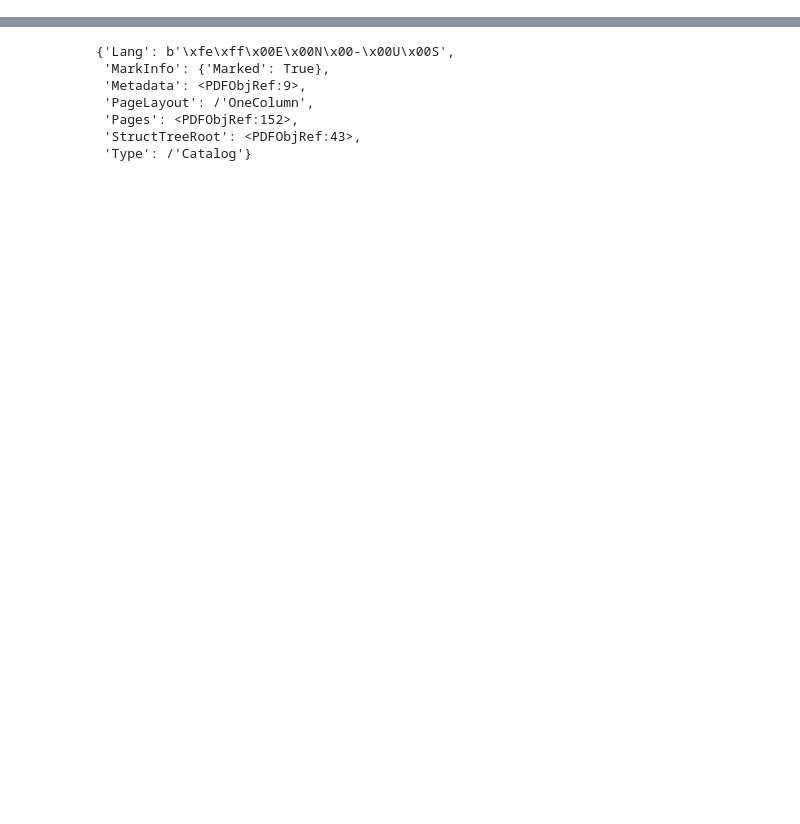
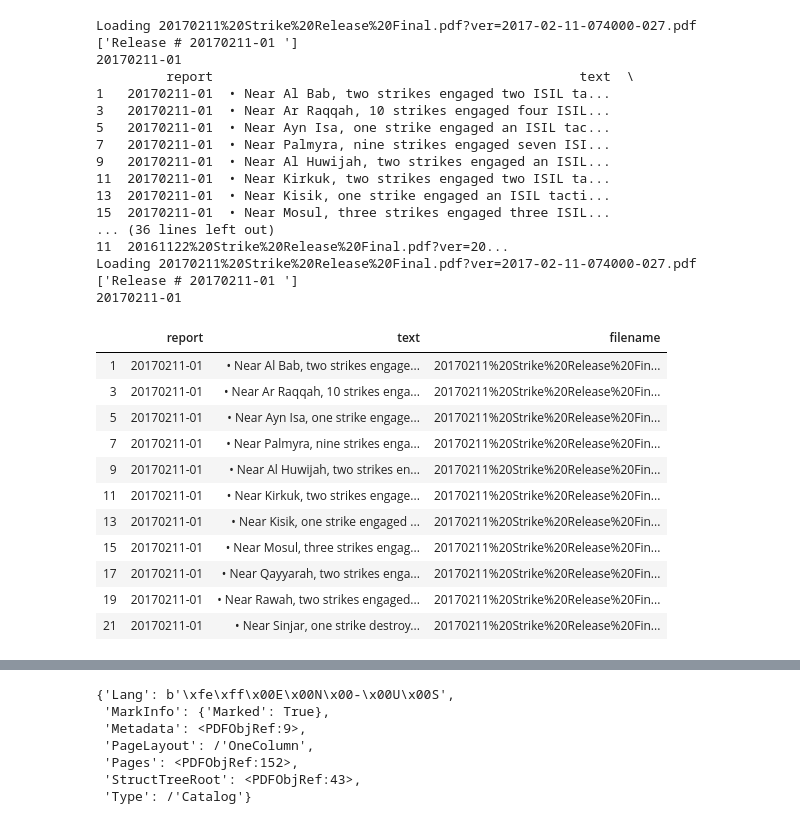
Before and after one commit to lovettbarron/CJTF-OIR-strike-report, a Jupyter notebook: test-scrape/02-parse-pdfs.ipynb, the cells around one changed output, grey strips where cells are left out. Drawn from its saved outputs; the diff is of its cells as text; code cells hidden in the pictures; blank space fills up the shorter version.

Commit message:
Major rewrite of import, 3x the fields detected previously and includes dates and filenames for back reference. Better regex matching for locations

```diff
--- a/test-scrape/02-parse-pdfs.ipynb
+++ b/test-scrape/02-parse-pdfs.ipynb
@@ -7 +9,66 @@ import pdfquery
 from pdfquery.cache import FileCache
+# %%
+def f(x):
+    pdf = pdfquery.PDFQuery("pdfs/"+x)
+    print("Loading",x)
+    pdf.load()
+
+    # Get List of Items
+    cont = pdf.pq(':contains("Near")')
+    # Get Date (hopefully)
+    dateraw = pdf.pq('LTTextLineHorizontal:contains("Release ")')
+    if dateraw.length < 1:
+        date = "0000"
+    else:
+        datet = [c.text for c in dateraw if c.text is not None]#.sub('[^0-9]','', a)#.strip("Release # ")
+        print(datet)
+        date = re.sub('[^0-9-]','', datet[0])
+    print(date)
+    # Parse array and join with date
+    results = [[date,c.text,x] for c in cont if c.text is not None]
+
+    d = pd.DataFrame(results, columns=['report', 'text','filename'])
+    d.replace('', np.nan, inplace=True)
+    d.dropna(subset=["text"],inplace=True)
+    return d
+#     return [[date,c.text] for c in cont if c.text is not None]
+
+
+# Working
+print(f("20170211%20Strike%20Release%20Final.pdf?ver=2017-02-11-074000-027.pdf"))
+# Problem
+print(f("20161122%20Strike%20Release%20Final.pdf?ver=2017-01-13-131028-640.pdf"))
+
+df = pd.DataFrame(columns=["report","text","filename"])
+df = df.append(f("20170211%20Strike%20Release%20Final.pdf?ver=2017-02-11-074000-027.pdf"))
+df
+# %% [output]
+Loading 20170211%20Strike%20Release%20Final.pdf?ver=2017-02-11-074000-027.pdf
+['Release # 20170211-01 ']
+20170211-01
+         report                                               text  \
+1   20170211-01  • Near Al Bab, two strikes engaged two ISIL ta...
+3   20170211-01  • Near Ar Raqqah, 10 strikes engaged four ISIL...
+5   20170211-01  • Near Ayn Isa, one strike engaged an ISIL tac...
+7   20170211-01  • Near Palmyra, nine strikes engaged seven ISI...
+9   20170211-01  • Near Al Huwijah, two strikes engaged an ISIL...
+11  20170211-01  • Near Kirkuk, two strikes engaged two ISIL ta...
+13  20170211-01  • Near Kisik, one strike engaged an ISIL tacti...
+15  20170211-01  • Near Mosul, three strikes engaged three ISIL...
+... (36 lines left out)
+11  20161122%20Strike%20Release%20Final.pdf?ver=20...
+Loading 20170211%20Strike%20Release%20Final.pdf?ver=2017-02-11-074000-027.pdf
+['Release # 20170211-01 ']
+20170211-01
+|  | report | text | filename |
+| 1 | 20170211-01 | • Near Al Bab, two strikes engage... | 20170211%20Strike%20Release%20Fin... |
+| 3 | 20170211-01 | • Near Ar Raqqah, 10 strikes enga... | 20170211%20Strike%20Release%20Fin... |
+| 5 | 20170211-01 | • Near Ayn Isa, one strike engage... | 20170211%20Strike%20Release%20Fin... |
+| 7 | 20170211-01 | • Near Palmyra, nine strikes enga... | 20170211%20Strike%20Release%20Fin... |
+| 9 | 20170211-01 | • Near Al Huwijah, two strikes en... | 20170211%20Strike%20Release%20Fin... |
+| 11 | 20170211-01 | • Near Kirkuk, two strikes engage... | 20170211%20Strike%20Release%20Fin... |
+| 13 | 20170211-01 | • Near Kisik, one strike engaged ... | 20170211%20Strike%20Release%20Fin... |
+| 15 | 20170211-01 | • Near Mosul, three strikes engag... | 20170211%20Strike%20Release%20Fin... |
+| 17 | 20170211-01 | • Near Qayyarah, two strikes enga... | 20170211%20Strike%20Release%20Fin... |
+| 19 | 20170211-01 | • Near Rawah, two strikes engaged... | 20170211%20Strike%20Release%20Fin... |
+| 21 | 20170211-01 | • Near Sinjar, one strike destroy... | 20170211%20Strike%20Release%20Fin... |
```
Also changed, not shown: parts of 13 cells of this notebook, 3 other files.
